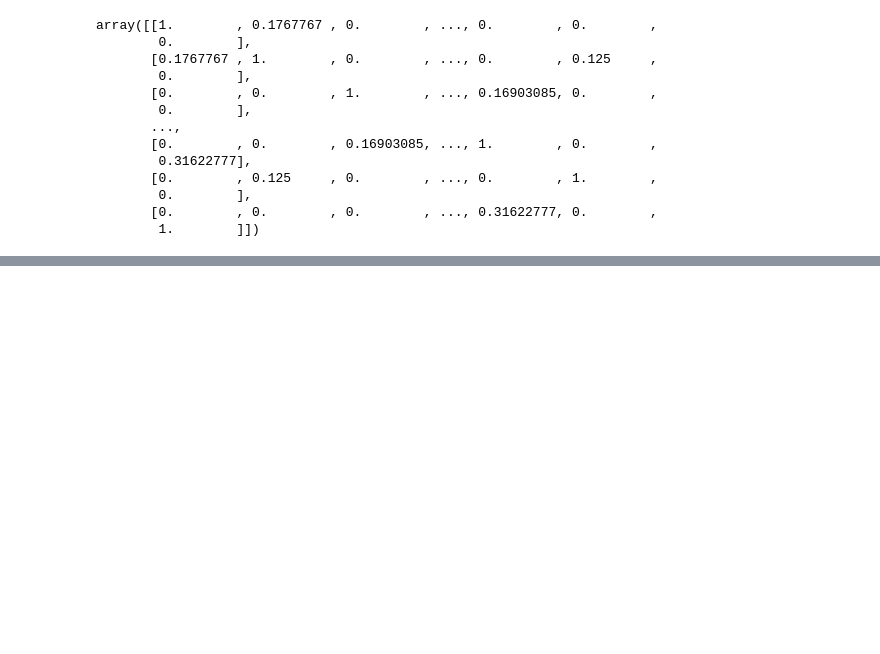
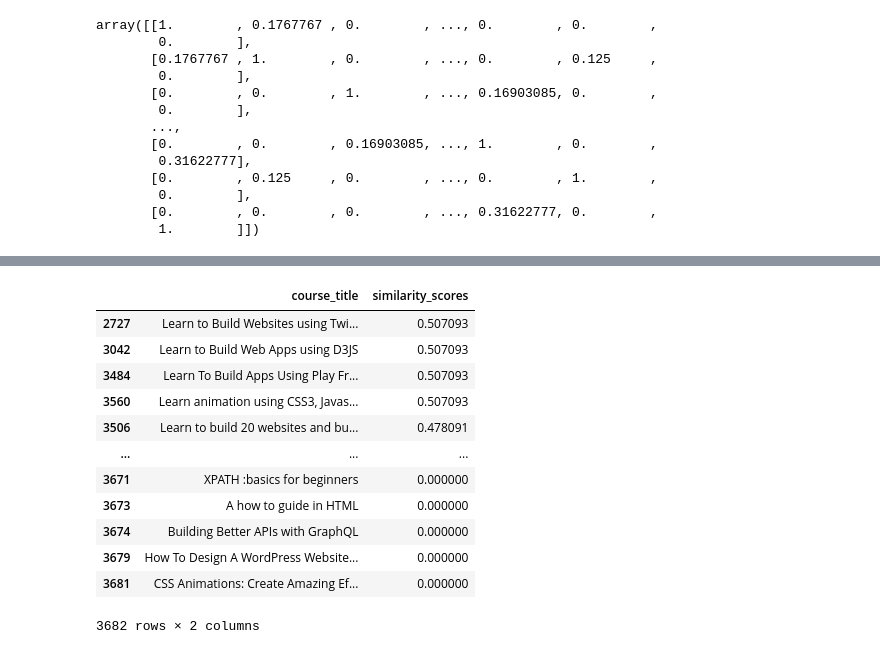
Before and after one commit to Thespideycoder/Course_Recommender, a Jupyter notebook: main.ipynb, the cells around one changed output, grey strips where cells are left out. Saved outputs shown, nothing was run; the diff lists cells and outputs as text; code cells hidden in the pictures; blank space fills up the shorter version.

```diff
--- a/main.ipynb
+++ b/main.ipynb
@@ -132,0 +209,2 @@ course_indice
+# %%
+selected_course_score = [i[1] for i in sorted_scores[1:]]
@@ -132,0 +251,4 @@ course_indice
+# %%
+recommended_results = df['course_title'].iloc[selected_course_indices]
+# %%
+rec_df = pd.DataFrame(recommended_results)
@@ -132,0 +264,18 @@ course_indice
+# %%
+rec_df['similarity_scores'] = selected_course_score
+# %%
+rec_df
+# %% [output]
+|  | course_title | similarity_scores |
+| 2727 | Learn to Build Websites using Twi... | 0.507093 |
+| 3042 | Learn to Build Web Apps using D3JS | 0.507093 |
+| 3484 | Learn To Build Apps Using Play Fr... | 0.507093 |
+| 3560 | Learn animation using CSS3, Javas... | 0.507093 |
+| 3506 | Learn to build 20 websites and bu... | 0.478091 |
+| ... | ... | ... |
+| 3671 | XPATH :basics for beginners | 0.000000 |
+| 3673 | A how to guide in HTML | 0.000000 |
+| 3674 | Building Better APIs with GraphQL | 0.000000 |
+| 3679 | How To Design A WordPress Website... | 0.000000 |
+| 3681 | CSS Animations: Create Amazing Ef... | 0.000000 |
+3682 rows × 2 columns
```
Also changed, not shown: parts of 16 cells of this notebook.
